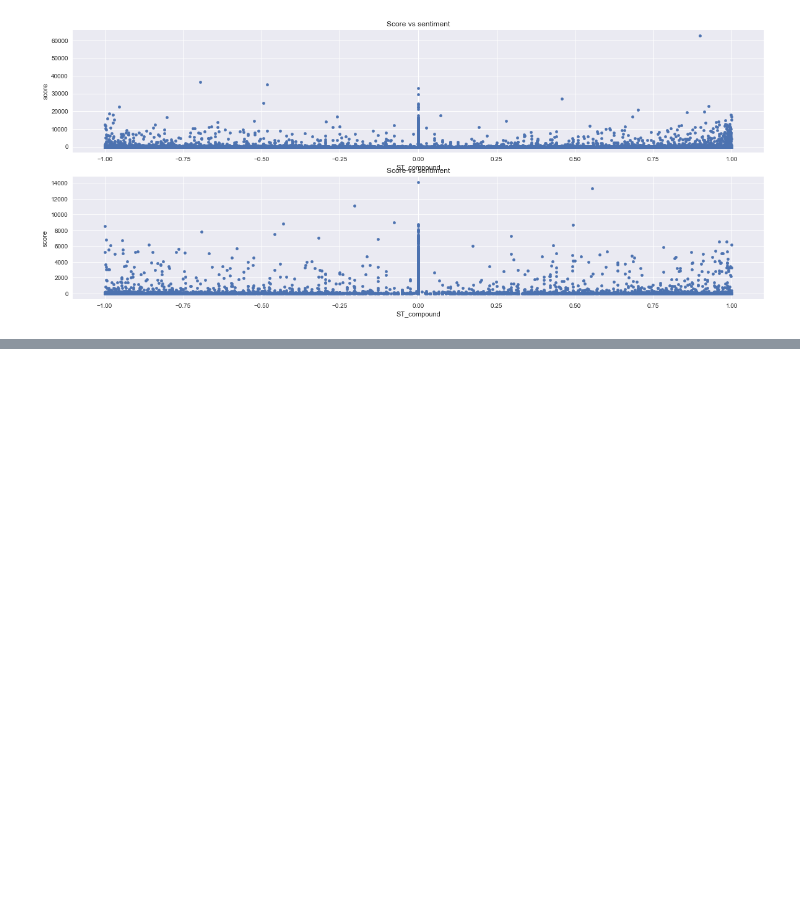
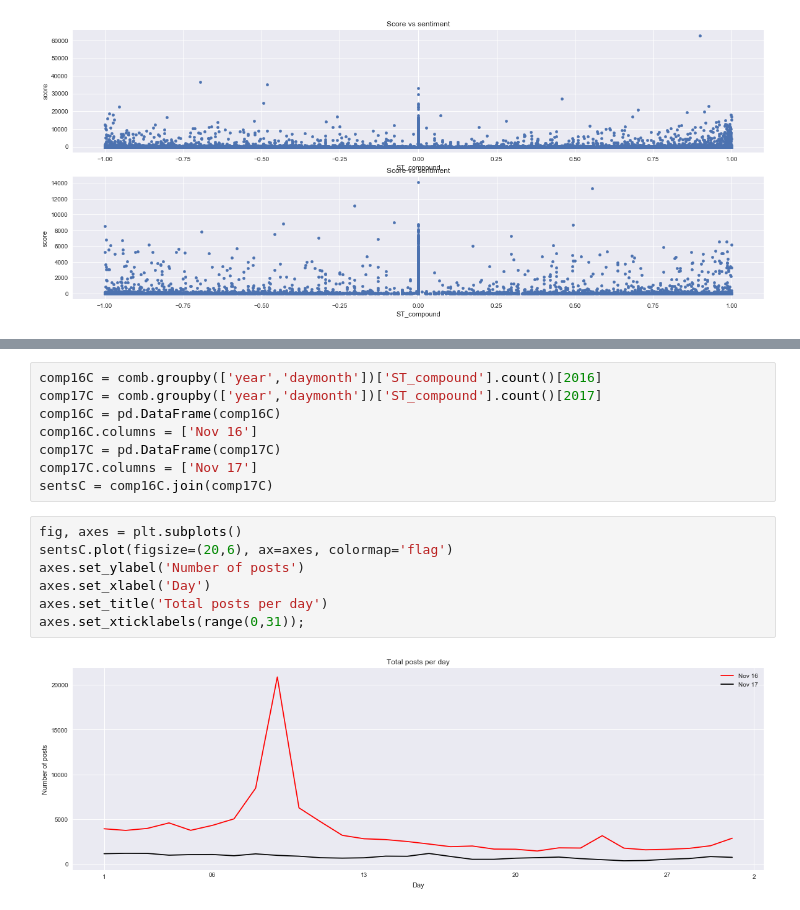
Before and after one commit to James-Brooke/ML_Projects, a Jupyter notebook: The_Donald Subreddit.ipynb, the cells around one changed output, grey strips where cells are left out. Cells and saved outputs as stored; diff of their text form; blank space fills up the shorter version.

```diff
--- a/The_Donald Subreddit.ipynb
+++ b/The_Donald Subreddit.ipynb
@@ -290,0 +304,17 @@ data17.groupby('date')['T_compound'].mean().plot(figsize =(20,8), title='Ag sent
+# %%
+comp16C = comb.groupby(['year','daymonth'])['ST_compound'].count()[2016]
+comp17C = comb.groupby(['year','daymonth'])['ST_compound'].count()[2017]
+comp16C = pd.DataFrame(comp16C)
+comp16C.columns = ['Nov 16']
+comp17C = pd.DataFrame(comp17C)
+comp17C.columns = ['Nov 17']
+sentsC = comp16C.join(comp17C)
+# %%
+fig, axes = plt.subplots()
+sentsC.plot(figsize=(20,6), ax=axes, colormap='flag')
+axes.set_ylabel('Number of posts')
+axes.set_xlabel('Day')
+axes.set_title('Total posts per day')
+axes.set_xticklabels(range(0,31));
+# %% [output]
+[figure, added]
```
Also changed, not shown: parts of 7 cells of this notebook.
